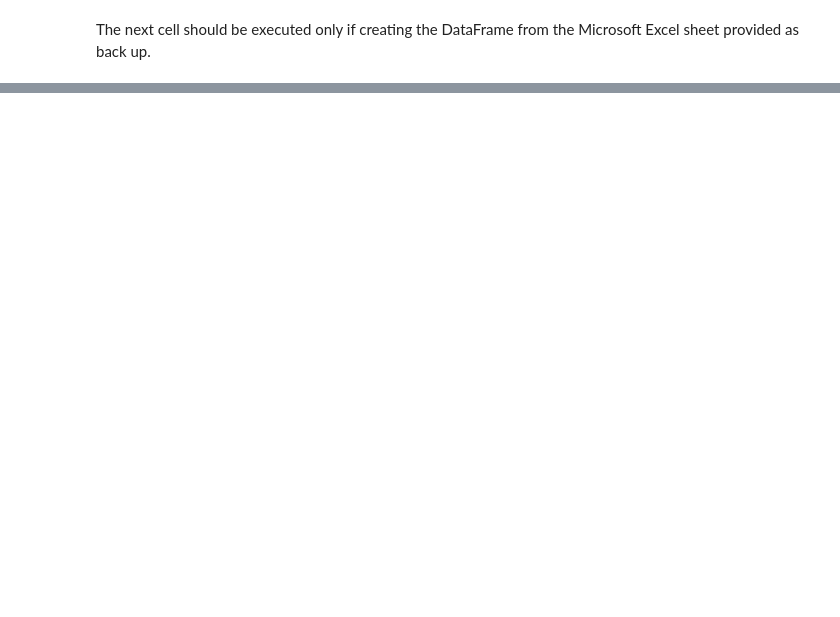
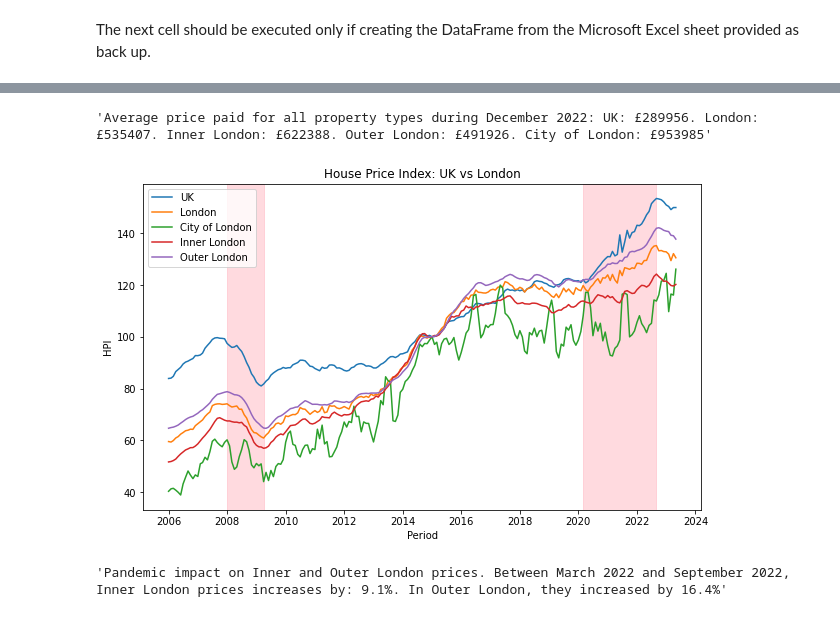
Before and after one commit to Thetechyteacher/housing-analysis, a Jupyter notebook: euukhouseindex.ipynb, the cells around one changed output, grey strips where cells are left out. Drawn from its saved outputs; the diff is of its cells as text; code cells hidden in the pictures; blank space fills up the shorter version.

```diff
--- a/euukhouseindex.ipynb
+++ b/euukhouseindex.ipynb
@@ -162,0 +185,6 @@ df_euhouseindex
+# %%
+uk_df = pd.read_csv('data/landregistry_uk_monthly_stats.csv')
+london_df = pd.read_csv('data/landregistry_london_monthly_stats.csv')
+outerlondon_df = pd.read_csv('data/landregistry_outer_london_monthly_stats.csv')
+innerlondon_df = pd.read_csv('data/landregistry_inner_london_monthly_stats.csv')
+cityoflondon_df = pd.read_csv('data/landregistry_city_of_london_monthly_stats.csv')
@@ -162,0 +281,43 @@ df_euhouseindex
+# %%
+# Calculate average price December 2022 for UK, London, Inner London, Outer London, City of London.
+
+uk_dec22avg = uk_df.loc['2022-12-01', 'Average price All property types']
+london_dec22avg = london_df.loc['2022-12-01', 'Average price All property types']
+innerlondon_dec22avg = innerlondon_df.loc['2022-12-01', 'Average price All property types']
+outerlondon_dec22avg = outerlondon_df.loc['2022-12-01', 'Average price All property types']
+cityoflondon_dec22avg = cityoflondon_df.loc['2022-12-01', 'Average price All property types']
+
+f'Average price paid for all property types during December 2022: UK: £{uk_dec22avg}. London: £{london_dec22avg}. Inner London: £{innerlondon_dec22avg}. Outer London: £{outerlondon_dec22avg}. City of London: £{cityoflondon_dec22avg}'
+# %% [output]
+'Average price paid for all property types during December 2022: UK: £289956. London: £535407. Inner London: £622388. Outer London: £491926. City of London: £953985'
+# %%
+# UK vs London vs London by Region House Price Index comparison
+
+plt.figure(figsize=(10,6))
+
+plt.plot(uk_df['House price index All property types'], label='UK')
+plt.plot(london_df['House price index All property types'], label='London')
+plt.plot(cityoflondon_df['House price index All property types'], label='City of London')
+plt.plot(innerlondon_df['House price index All property types'], label='Inner London')
+plt.plot(outerlondon_df['House price index All property types'], label='Outer London')
+
+plt.title('House Price Index: UK vs London')
+plt.ylabel('HPI')
+plt.xlabel('Period')
+plt.legend(loc="upper left")
+
+plt.axvspan(datetime(2008, 1, 1), datetime(2009, 4, 1), color='lightpink', alpha=0.5)
+plt.axvspan(datetime(2020, 3, 1), datetime(2022, 9, 1), color='lightpink', alpha=0.5)
+
+plt.show()
+# %% [output]
+[figure, added]
+# %%
+# Calculate average house price increase from March 2020 to September 2022 in inner and outer London.
+
+covid_innerL_increase = (innerlondon_df.loc['2022-09-01', 'Average price All property types'] - innerlondon_df.loc['2020-03-01', 'Average price All property types']) / innerlondon_df.loc['2020-03-01', 'Average price All property types'] * 100
+covid_outerL_increase = (outerlondon_df.loc['2022-09-01', 'Average price All property types'] - outerlondon_df.loc['2020-03-01', 'Average price All property types']) / outerlondon_df.loc['2020-03-01', 'Average price All property types'] * 100
+
+f'Pandemic impact on Inner and Outer London prices. Between March 2022 and September 2022, Inner London prices increases by: {covid_innerL_increase:.1f}%. In Outer London, they increased by {covid_outerL_increase:.1f}%'
+# %% [output]
+'Pandemic impact on Inner and Outer London prices. Between March 2022 and September 2022, Inner London prices increases by: 9.1%. In Outer London, they increased by 16.4%'
```
Also changed, not shown: parts of 34 cells of this notebook, 9 other files.
